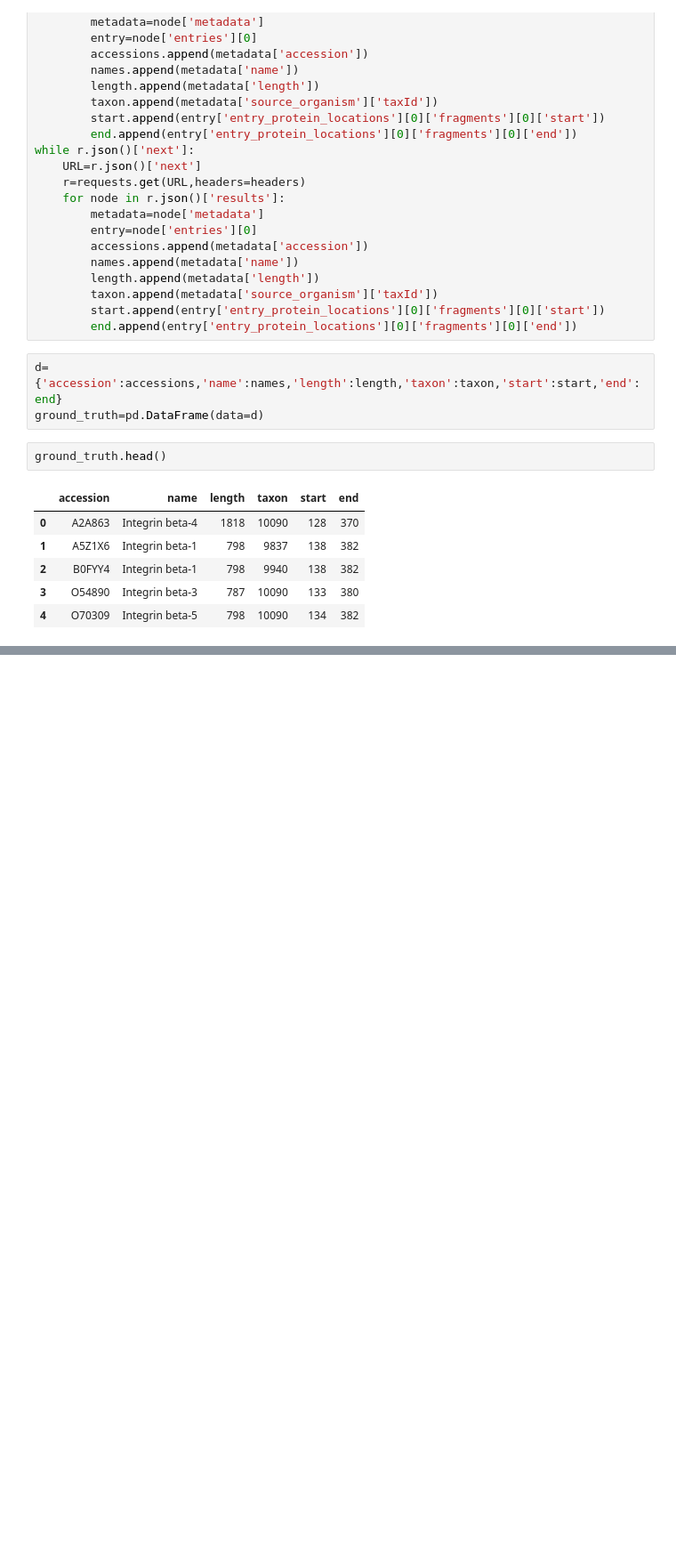
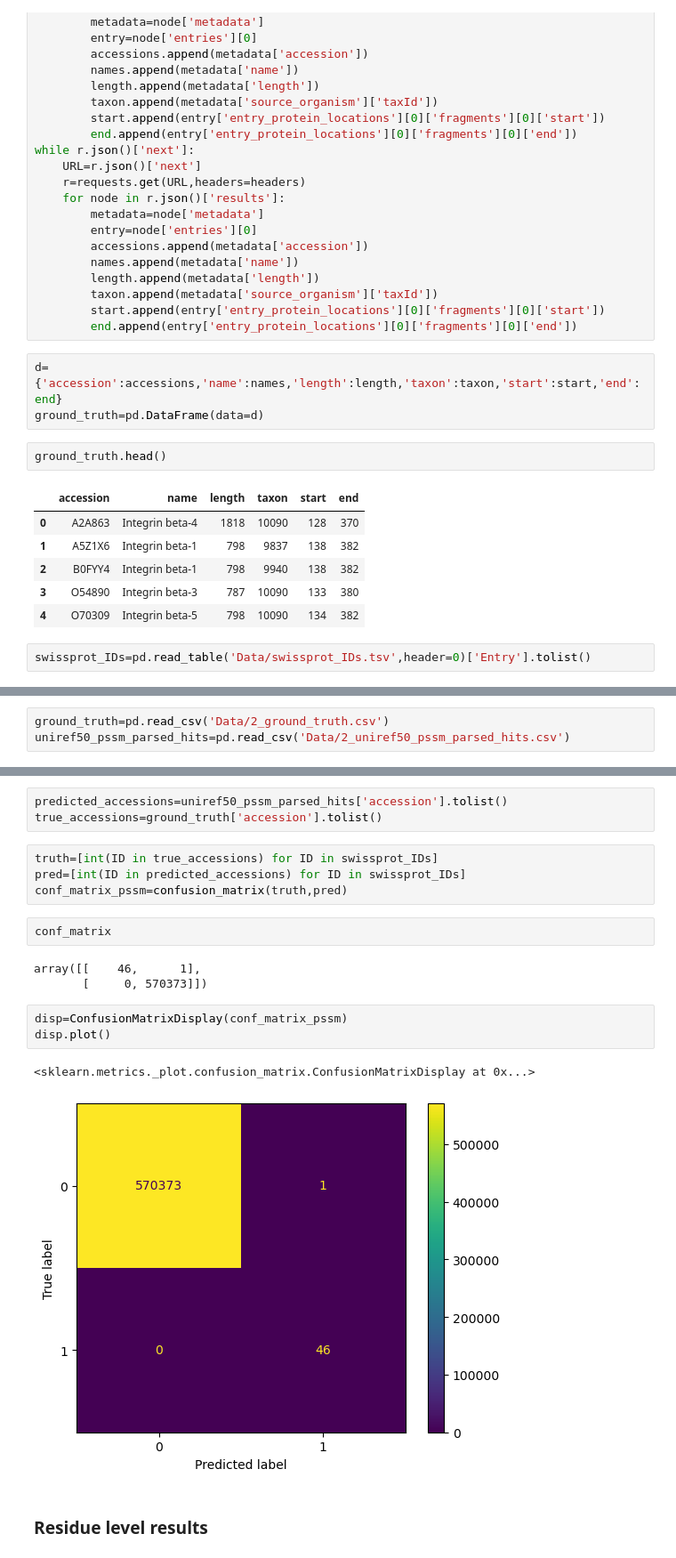
Before and after one commit to nourhousseinii/Bio_Data_Final_Project, a Jupyter notebook: Final_project_code.ipynb, the cells around one changed output, grey strips where cells are left out. Shown: that part at 89% size. Saved outputs shown, nothing was run; the diff lists cells and outputs as text; blank space fills up the shorter version.

```diff
--- a/Final_project_code.ipynb
+++ b/Final_project_code.ipynb
@@ -189,3 +255,5 @@ ground_truth.head()
 | 2 | B0FYY4 | Integrin beta-1 | 798 | 9940 | 138 | 382 |
 | 3 | O54890 | Integrin beta-3 | 787 | 10090 | 133 | 380 |
 | 4 | O70309 | Integrin beta-5 | 798 | 10090 | 134 | 382 |
+# %%
+swissprot_IDs=pd.read_table('Data/swissprot_IDs.tsv',header=0)['Entry'].tolist()
@@ -209,0 +335,3 @@ psiblast_hits
+# %%
+ground_truth=pd.read_csv('Data/2_ground_truth.csv')
+uniref50_pssm_parsed_hits=pd.read_csv('Data/2_uniref50_pssm_parsed_hits.csv')
@@ -209,0 +358,20 @@ psiblast_hits
+# %%
+predicted_accessions=uniref50_pssm_parsed_hits['accession'].tolist()
+true_accessions=ground_truth['accession'].tolist()
+# %%
+truth=[int(ID in true_accessions) for ID in swissprot_IDs]
+pred=[int(ID in predicted_accessions) for ID in swissprot_IDs]
+conf_matrix_pssm=confusion_matrix(truth,pred)
+# %%
+conf_matrix
+# %% [output]
+array([[    46,      1],
+       [     0, 570373]])
+# %%
+disp=ConfusionMatrixDisplay(conf_matrix_pssm)
+disp.plot()
+# %% [output]
+<sklearn.metrics._plot.confusion_matrix.ConfusionMatrixDisplay at 0x...>
+[figure, added]
+# %% [markdown]
+### Residue level results
```
Also changed, not shown: parts of 32 cells of this notebook.
